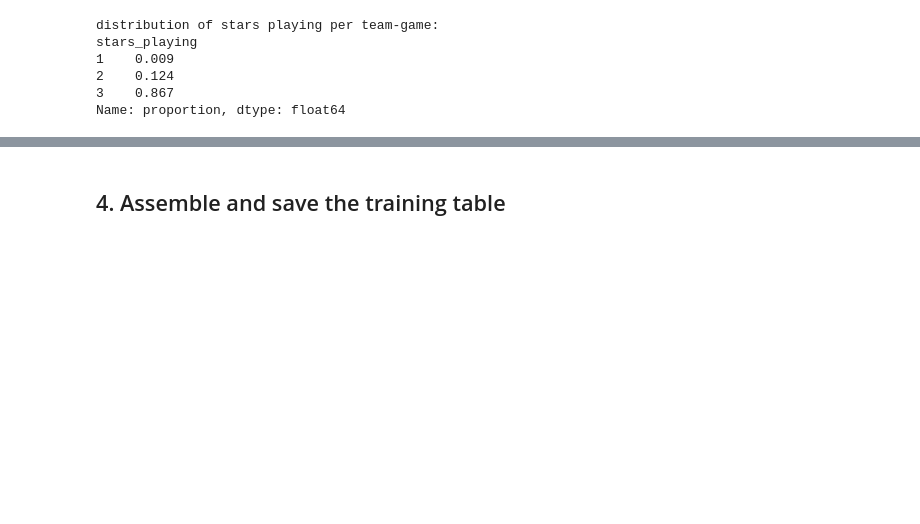
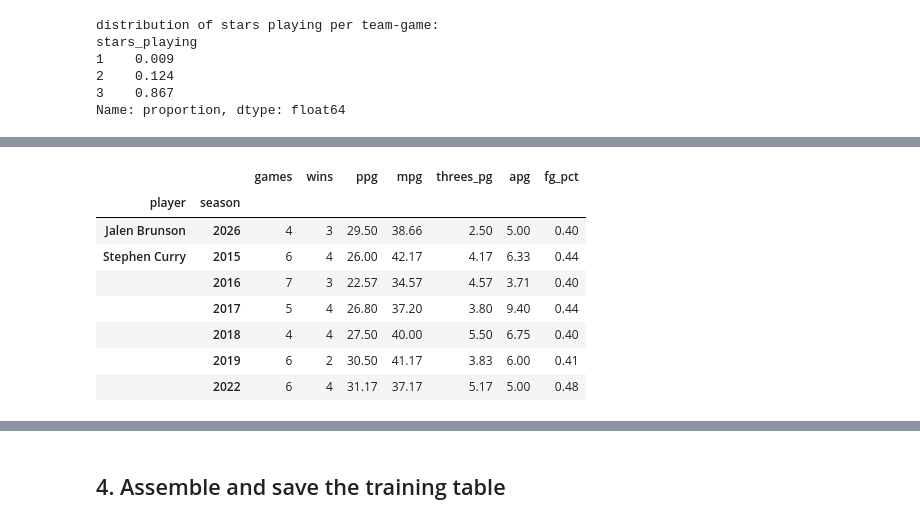
Before and after one commit to madeleinetwang/knicks-in-six, a Jupyter notebook: 02_features.ipynb, the cells around one changed output, grey strips where cells are left out. Drawn from its saved outputs; the diff is of its cells as text; code cells hidden in the pictures; blank space fills up the shorter version.

```diff
--- a/02_features.ipynb
+++ b/02_features.ipynb
@@ -127,0 +175,24 @@ Name: proportion, dtype: float64
+# %%
+from src.data import load_raw
+
+ps = load_raw("PlayerStatistics.csv",
+              usecols=["personId", "gameId", "playerteamId", "gameType", "numMinutes", "points", "win"])
+ps["season"] = F._season_from_game_id(ps["gameId"])
+ps = ps[(ps["season"] >= 1980) & ps["win"].notna()]
+ps["numMinutes"] = pd.to_numeric(ps["numMinutes"], errors="coerce").fillna(0)
+ps["win"] = ps["win"].astype(int)
+
+league_top3 = (
+    ps[ps["gameType"] == "Regular Season"]
+    .groupby(["season", "playerteamId", "personId"])["points"].sum().reset_index()
+    .sort_values("points", ascending=False)
+    .groupby(["season", "playerteamId"]).head(3)[["season", "playerteamId", "personId"]]
+)
+star_games = ps.merge(league_top3, on=["season", "playerteamId", "personId"])
+star_games = star_games[star_games["numMinutes"] > 0]
+
+for st in ["Regular Season", "Playoffs"]:
+    d = star_games[star_games["gameType"] == st]
+    print(f"{st}: corr(minutes, win) = {d.numMinutes.corr(d.win):+.3f}   (n={len(d):,} star-games)")
+    wr = d.groupby(pd.qcut(d["numMinutes"], 4), observed=True)["win"].mean()
+    print("   win rate by minutes quartile:", "  ".join(f"{v:.1%}" for v in wr), "\n")
@@ -127,0 +211,30 @@ Name: proportion, dtype: float64
+# %%
+finals_log = F.player_logs(["Jalen Brunson", "Stephen Curry"], team_id=None)
+finals_log = finals_log[finals_log["gameLabel"] == "NBA Finals"]
+
+comp = (
+    finals_log.groupby(["player", "season"])
+    .agg(
+        games=("points", "size"),
+        wins=("win", "sum"),
+        ppg=("points", "mean"),
+        mpg=("numMinutes", "mean"),
+        fgm=("fieldGoalsMade", "sum"),
+        fga=("fieldGoalsAttempted", "sum"),
+        threes_pg=("threePointersMade", "mean"),
+        apg=("assists", "mean"),
+    )
+    .assign(fg_pct=lambda d: d.fgm / d.fga)
+    .drop(columns=["fgm", "fga"])
+)
+comp.round(2)
+# %% [output]
+|  |  | games | wins | ppg | mpg | threes_pg | apg | fg_pct |
+| player | season |  |  |  |  |  |  |  |
+| Jalen Brunson | 2026 | 4 | 3 | 29.50 | 38.66 | 2.50 | 5.00 | 0.40 |
+| Stephen Curry | 2015 | 6 | 4 | 26.00 | 42.17 | 4.17 | 6.33 | 0.44 |
+|  | 2016 | 7 | 3 | 22.57 | 34.57 | 4.57 | 3.71 | 0.40 |
+|  | 2017 | 5 | 4 | 26.80 | 37.20 | 3.80 | 9.40 | 0.44 |
+|  | 2018 | 4 | 4 | 27.50 | 40.00 | 5.50 | 6.75 | 0.40 |
+|  | 2019 | 6 | 2 | 30.50 | 41.17 | 3.83 | 6.00 | 0.41 |
+|  | 2022 | 6 | 4 | 31.17 | 37.17 | 5.17 | 5.00 | 0.48 |
```
Also changed, not shown: parts of 7 cells of this notebook, 12 other files.
